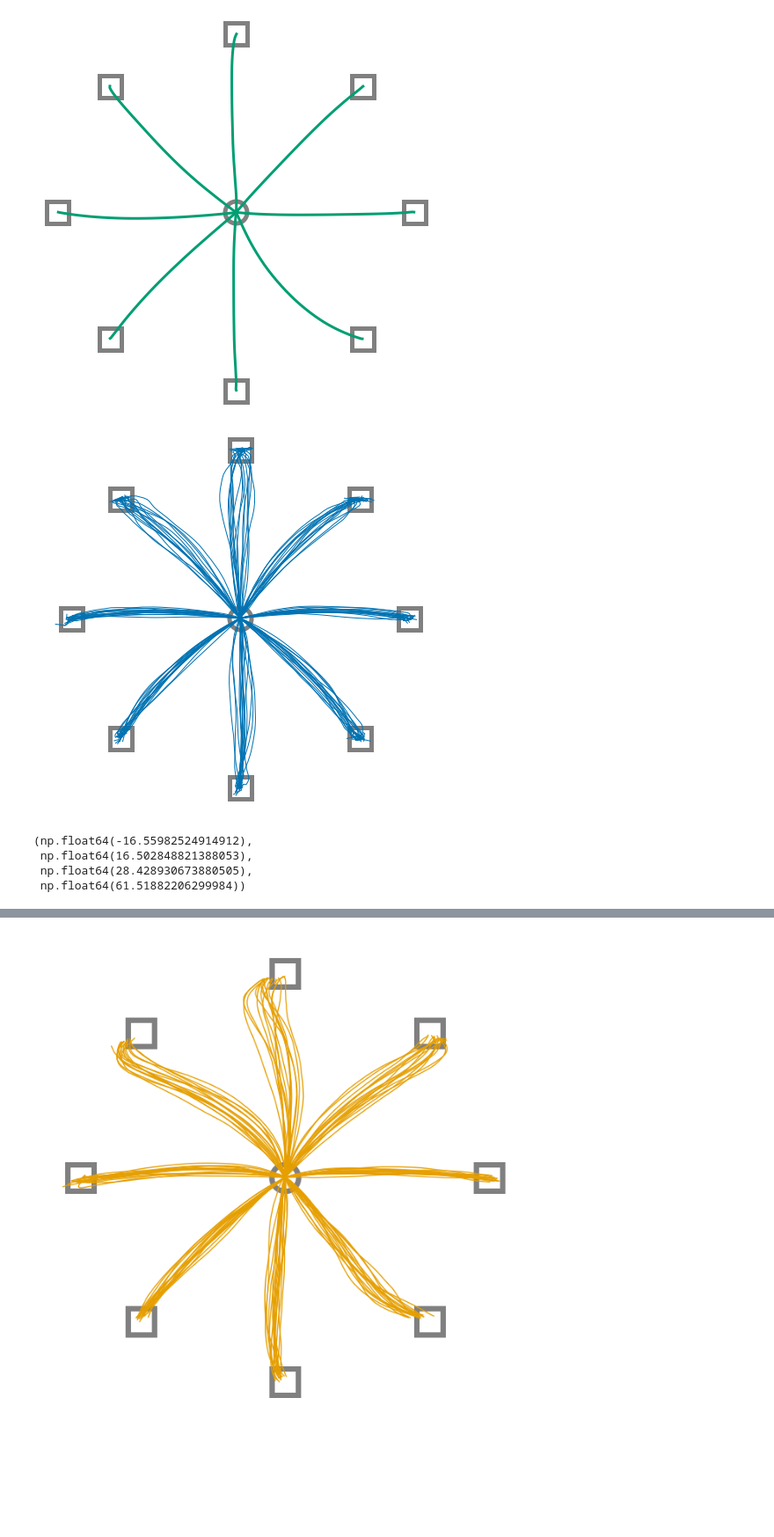
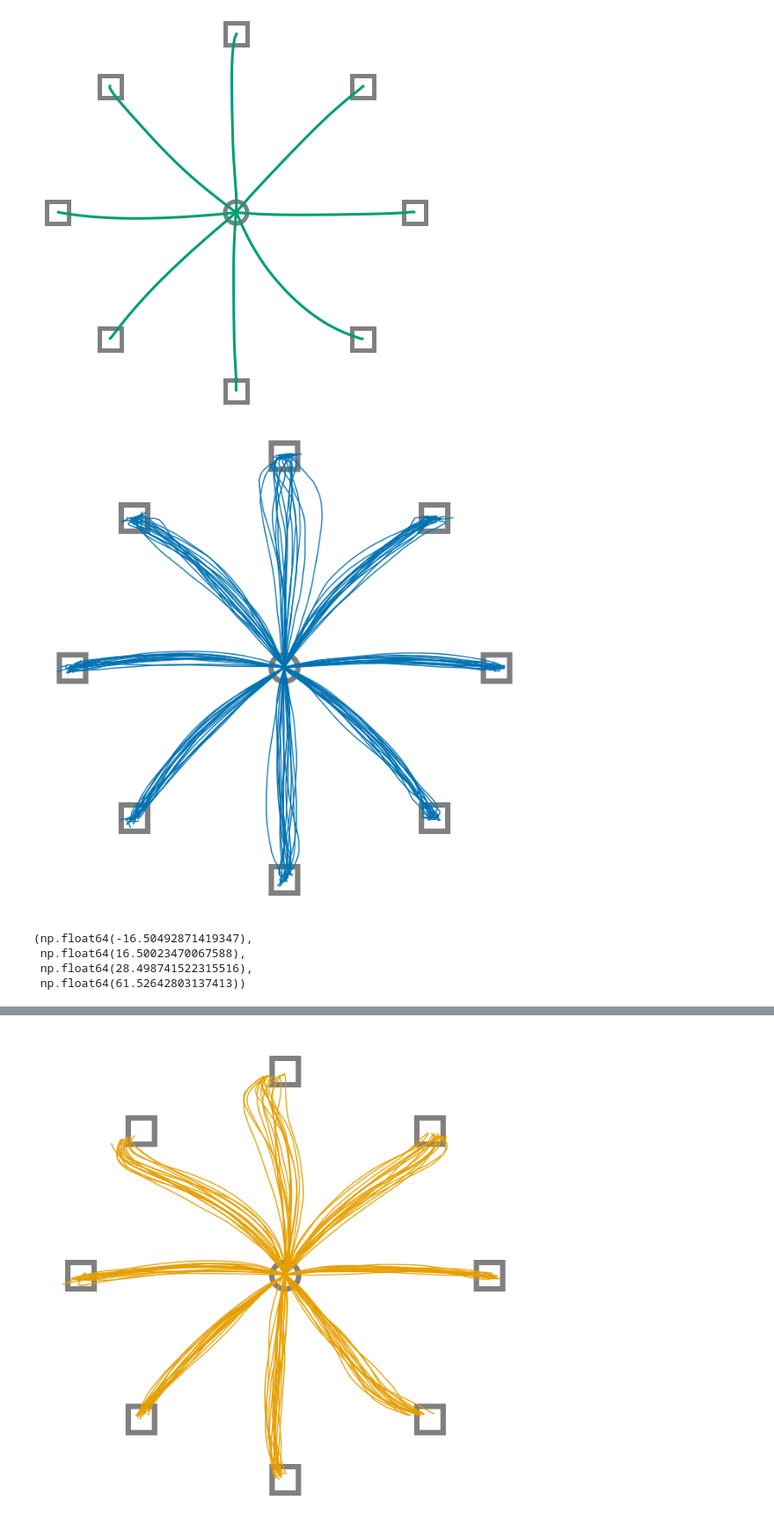
Before and after one commit to AlexandreThy/PhD, a Jupyter notebook: CurrentParts/PaperPlot.ipynb, the cells around one changed output, grey strips where cells are left out. Shown at 88% size. Saved outputs shown, nothing was run; the diff lists cells and outputs as text; code cells hidden in the pictures; blank space fills up the shorter version.

```diff
--- a/CurrentParts/PaperPlot.ipynb
+++ b/CurrentParts/PaperPlot.ipynb
@@ -190,36 +190,36 @@ Solution found at iteration  19
 plt.figure(figsize = (8,8))
 trajectories = np.zeros((NUM_SIM,8,NumIteration,2))
 
 for num_sim in range(NUM_SIM):
 
     for iter,angles in enumerate(np.linspace(0,2*pi,9)[:-1]) :
 
         tg = [XST+cos(angles)*15,YST+sin(angles)*15]
-        xFL,yFL,xfl,uFL = simulate_FL(Duration=MovementTime,w1=WP,w2=WP,w3=WV,w4=WV,r=1e-8,Num_iter=NumIteration,starting_point=st,targets=tg,Delay = 0.06,Activate_Noise=True,FF = False)
+        xFL,yFL,xfl,uFL = simulate_FL(Duration=MovementTime,w1=WP,w2=WP,w3=WV,w4=WV,r=1e-7,Num_iter=NumIteration,starting_point=st,targets=tg,Delay = 0.06,Activate_Noise=True,FF = False)
         trajectories[num_sim,iter] = np.array([xFL,yFL]).T
         if num_sim <= 15 : plt.plot(xFL,yFL,color = "#0072B2",linewidth = 1,label = "FL")
         plt.plot([tg[0]],[tg[1]],marker = "s",markersize = 25,markeredgecolor = "grey",markerfacecolor='white',zorder = 0,markeredgewidth = 5)
 
 plt.axis("equal")
 ax = plt.gca()
 plt.plot([XST],[YST],marker = "o",markersize = 25,markeredgecolor = "grey",markerfacecolor='white',zorder = 0,markeredgewidth = 5)
 ax.axis("off")
 plt.savefig("FL_Centerout.svg",dpi = 300)
 plt.show()
 plt.figure(figsize = (8,8))
 plt.plot([XST],[YST],marker = "o",markersize = 25,markeredgecolor = "grey",markerfacecolor='white',zorder = 0,markeredgewidth = 5)
 for iter,angles in enumerate(np.linspace(0,2*pi,9)[:-1]) :
 
     tg = [XST+cos(angles)*15,YST+sin(angles)*15]
     plt.plot(np.mean(trajectories[:,iter,:,0],axis = 0),np.mean(trajectories[:,iter,:,1],axis = 0),color = "#0072B2",linewidth = 3,label = "FL")
     plt.plot([tg[0]],[tg[1]],marker = "s",markersize = 25,markeredgecolor = "grey",markerfacecolor='white',zorder = 0,markeredgewidth = 5)
 
 plt.axis("equal")
 ax = plt.gca()
 ax.axis("off")
 # %% [output]
-[figure, old version]
+[figure, new version]
-(np.float64(-16.55982524914912),
- np.float64(16.502848821388053),
- np.float64(28.428930673880505),
- np.float64(61.51882206299984))
+(np.float64(-16.50492871419347),
+ np.float64(16.50023470067588),
+ np.float64(28.498741522315516),
+ np.float64(61.52642803137413))
```
Also changed, not shown: parts of 4 cells of this notebook.
